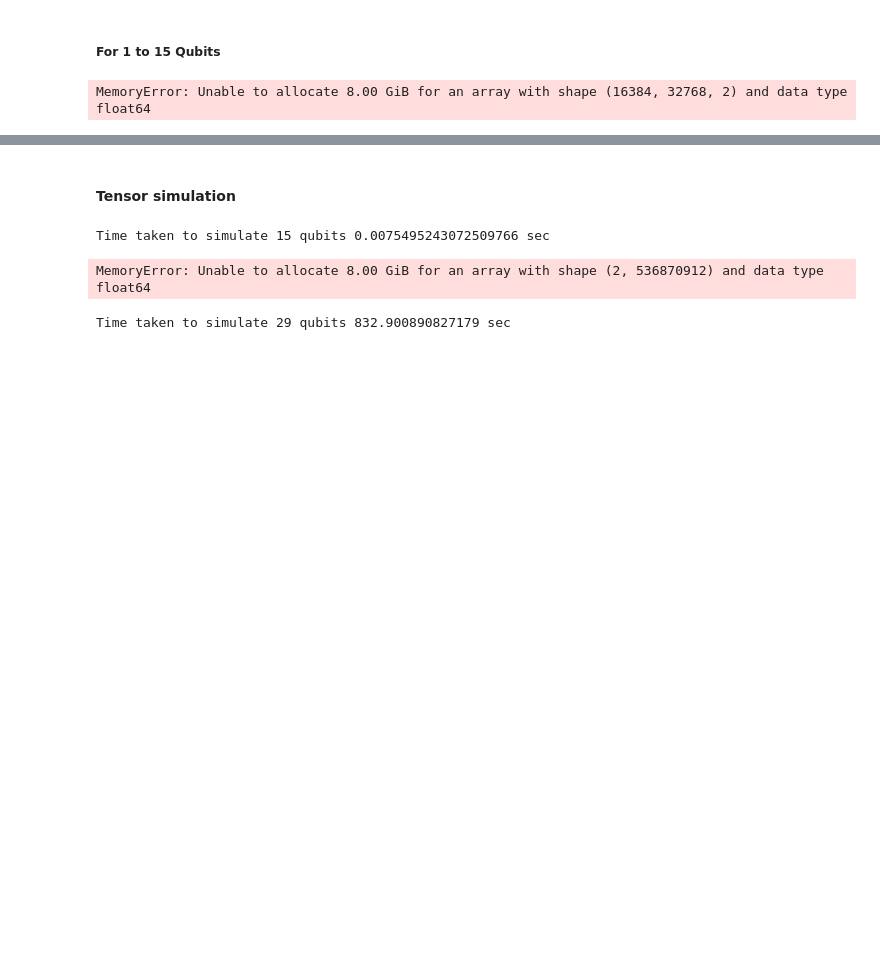
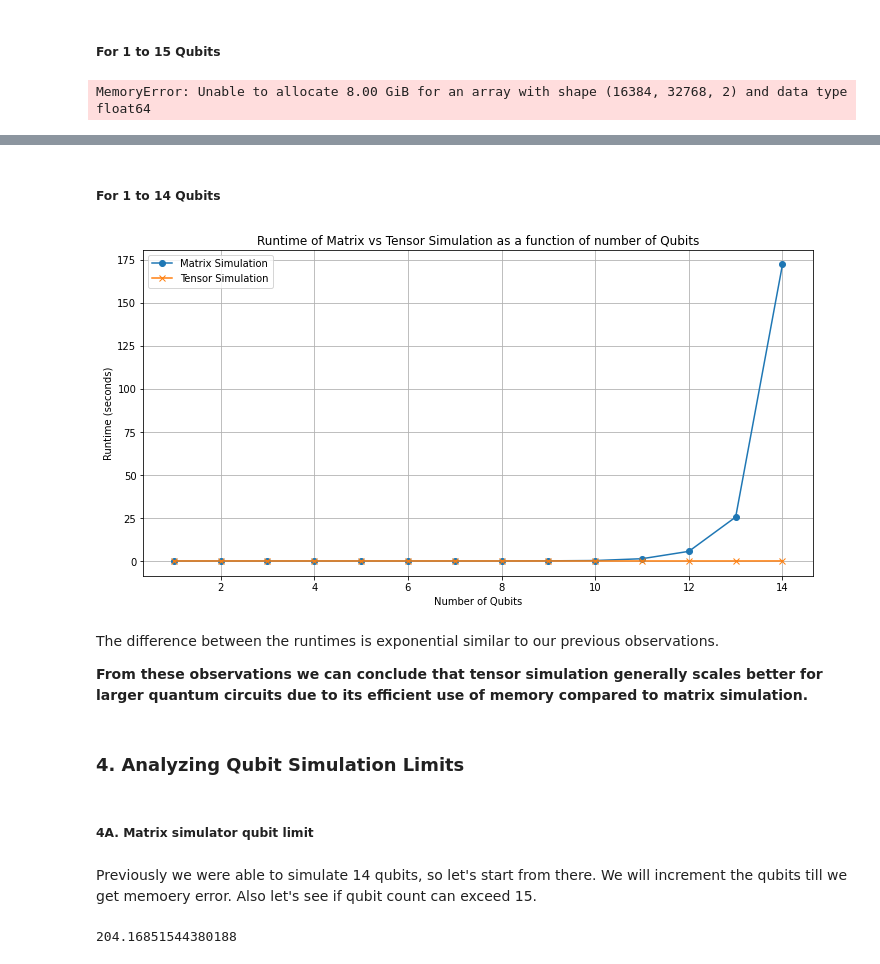
Before and after one commit to PranavTupe2000/quantum-statevector-simulation, a Jupyter notebook: notebooks/analysis.ipynb, the cells around one changed output, grey strips where cells are left out. Drawn from its saved outputs; the diff is of its cells as text; code cells hidden in the pictures; blank space fills up the shorter version.

Commit message:
Completed the analysis of simulators.

```diff
--- a/notebooks/analysis.ipynb
+++ b/notebooks/analysis.ipynb
@@ -180,23 +258,23 @@ MemoryError: Unable to allocate 2.00 GiB for an array with shape (1, 16384, 1638
-# %% [markdown]
-#### Tensor simulation
-# %%
-start_time = time.time()
-apply_operations_tensor(15)
-end_time = time.time()
-print(f"Time taken to simulate 15 qubits {end_time - start_time} sec")
-# %% [output]
-Time taken to simulate 15 qubits 0.0075495243072509766 sec
-# %%
-start_time = time.time()
-apply_operations_tensor(30)
-end_time = time.time()
-print(f"Time taken to simulate 20 qubits {end_time - start_time} sec")
-# %% [output]
-MemoryError: Unable to allocate 8.00 GiB for an array with shape (2, 536870912) and data type float64
-# %%
-start_time = time.time()
-apply_operations_tensor(29)
-end_time = time.time()
-print(f"Time taken to simulate 29 qubits {end_time - start_time} sec")
-# %% [output]
-Time taken to simulate 29 qubits 832.900890827179 sec
+# %% [markdown]
+##### For 1 to 14 Qubits
+# %%
+analyze_runtimes(14)
+# %% [output]
+[figure, added]
+# %% [markdown]
+The difference between the runtimes is exponential similar to our previous observations.
+
+**From these observations we can conclude that tensor simulation generally scales better for larger quantum circuits due to its efficient use of memory compared to matrix simulation.**
+# %% [markdown]
+<a name='4'></a>
+### 4. Analyzing Qubit Simulation Limits
+# %% [markdown]
+<a name='4-A'></a>
+##### 4A. Matrix simulator qubit limit
+# %% [markdown]
+Previously we were able to simulate 14 qubits, so let's start from there. We will increment the qubits till we get memoery error. Also let's see if qubit count can exceed 15.
+# %%
+runtime = apply_operations_matrix(14)
+print(runtime)
+# %% [output]
+204.16851544380188
```
Also changed, not shown: parts of 58 cells of this notebook.
